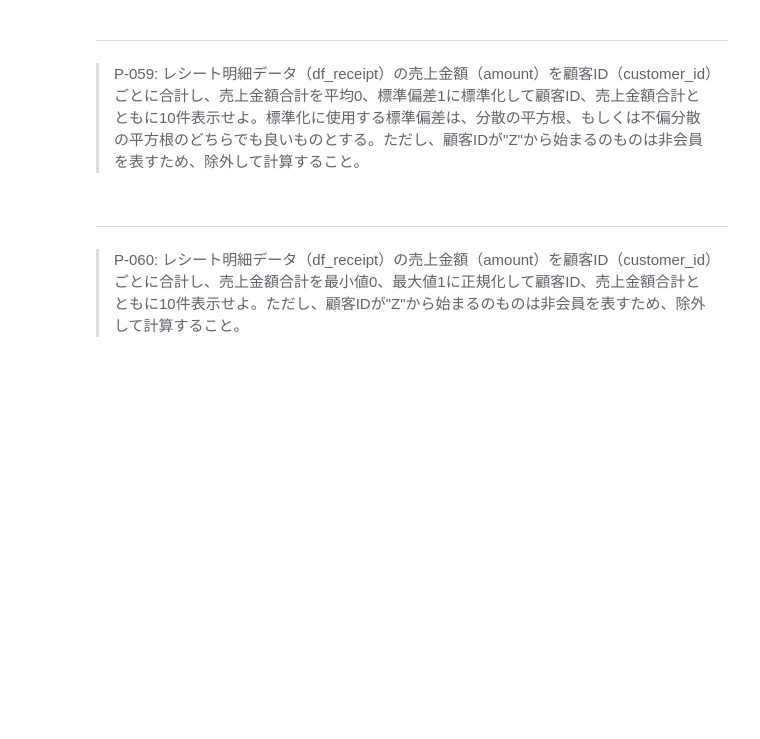
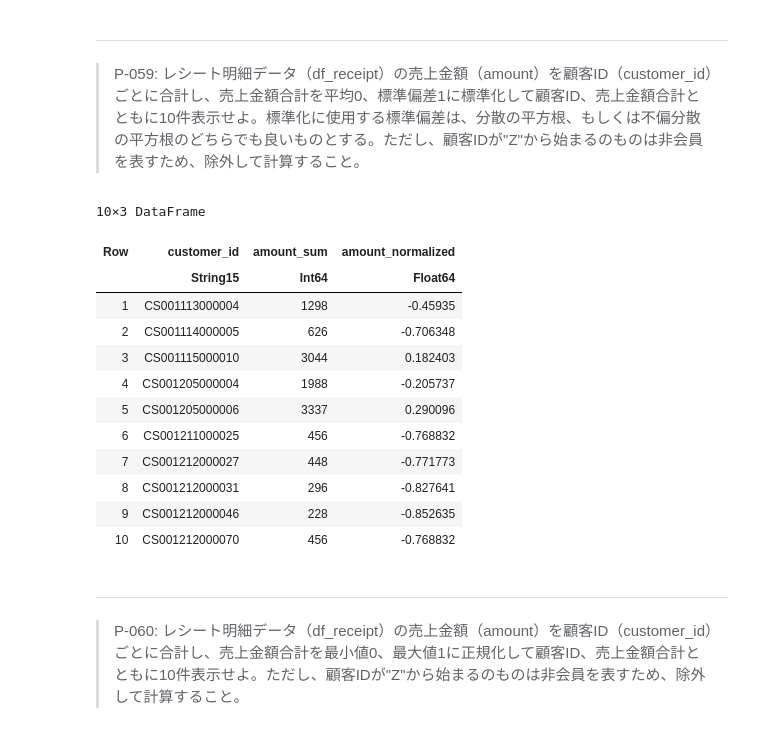
Before and after one commit to kuru-to/100knocks-preprocess, a Jupyter notebook: docker/work/preprocess_knock_Julia.ipynb, the cells around one changed output. Drawn from its saved outputs; the diff is of its cells as text; code cells hidden in the pictures; blank space fills up the shorter version.

```diff
--- a/docker/work/preprocess_knock_Julia.ipynb
+++ b/docker/work/preprocess_knock_Julia.ipynb
@@ -1470,6 +1497,30 @@ end
 # %% [markdown]
 ---
 > P-059: レシート明細データ（df_receipt）の売上金額（amount）を顧客ID（customer_id）ごとに合計し、売上金額合計を平均0、標準偏差1に標準化して顧客ID、売上金額合計とともに10件表示せよ。標準化に使用する標準偏差は、分散の平方根、もしくは不偏分散の平方根のどちらでも良いものとする。ただし、顧客IDが"Z"から始まるのものは非会員を表すため、除外して計算すること。
+# %%
+@chain df_receipt begin
+    @subset(.!startswith.(:customer_id, "Z"))
+    groupby(:customer_id)
+    combine(:amount => sum)
+    @transform(:amount_normalized = (:amount_sum .- mean(:amount_sum)) ./ std(:amount_sum))
+    # @transform(:amount_normalized = zscore(:amount_sum)) # 別解
+    sort(:customer_id)
+    first(10)
+end
+# %% [output]
+10×3 DataFrame
+| Row | customer_id | amount_sum | amount_normalized |
+|  | String15 | Int64 | Float64 |
+| 1 | CS001113000004 | 1298 | -0.45935 |
+| 2 | CS001114000005 | 626 | -0.706348 |
+| 3 | CS001115000010 | 3044 | 0.182403 |
+| 4 | CS001205000004 | 1988 | -0.205737 |
+| 5 | CS001205000006 | 3337 | 0.290096 |
+| 6 | CS001211000025 | 456 | -0.768832 |
+| 7 | CS001212000027 | 448 | -0.771773 |
+| 8 | CS001212000031 | 296 | -0.827641 |
+| 9 | CS001212000046 | 228 | -0.852635 |
+| 10 | CS001212000070 | 456 | -0.768832 |
 # %% [markdown]
 ---
 > P-060: レシート明細データ（df_receipt）の売上金額（amount）を顧客ID（customer_id）ごとに合計し、売上金額合計を最小値0、最大値1に正規化して顧客ID、売上金額合計とともに10件表示せよ。ただし、顧客IDが"Z"から始まるのものは非会員を表すため、除外して計算すること。
```
Also changed, not shown: parts of 4 cells of this notebook.
